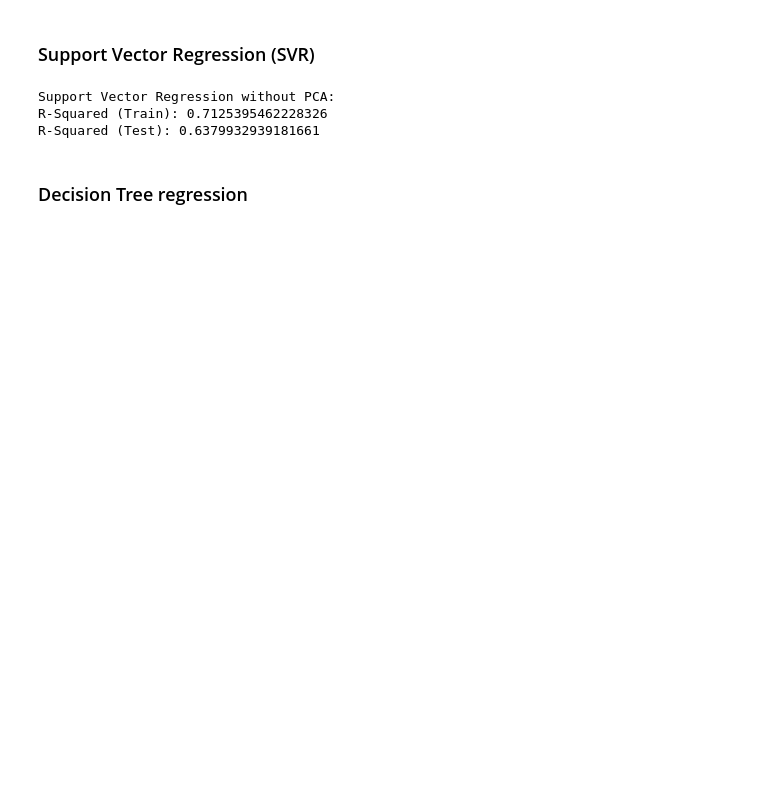
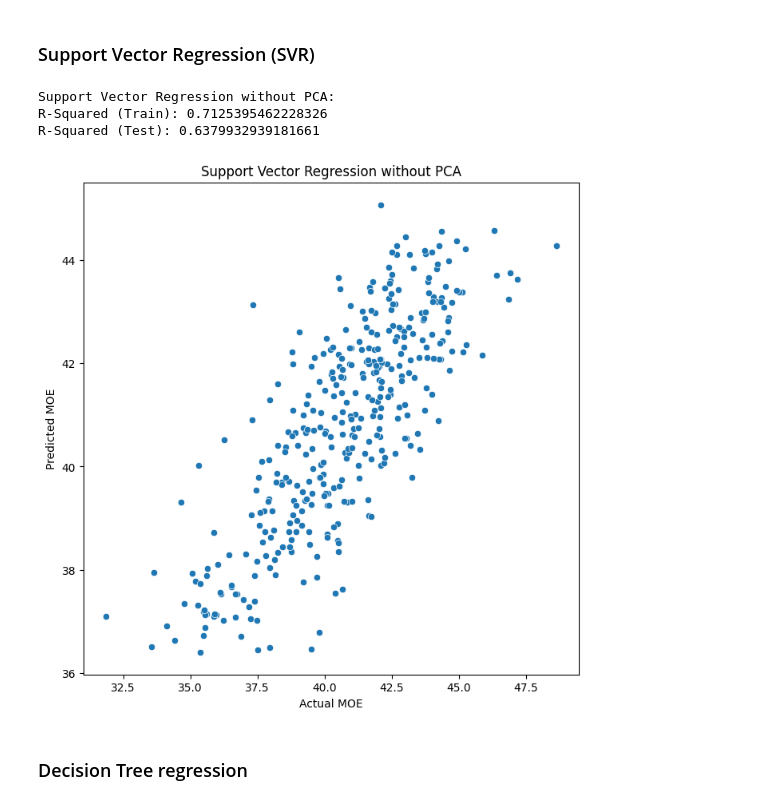
Before and after one commit to eomielan/manu465, a Jupyter notebook: final/final.ipynb, the cells around one changed output. Cells and saved outputs as stored; diff of their text form; code cells hidden in the pictures; blank space fills up the shorter version.

```diff
--- a/final/final.ipynb
+++ b/final/final.ipynb
@@ -91,12 +108,15 @@ y_test_pred_svr = svr_reg.predict(X_test_scaled)
 # %%
 # Evaluate performance
 print("\nSupport Vector Regression without PCA:")
 print("R-Squared (Train):", r2_score(y_train, y_train_pred_svr))
 print("R-Squared (Test):", r2_score(y_test, y_test_pred_svr))
+
+plot_actual_vs_predicted(y_test, y_test_pred_svr, "Support Vector Regression without PCA")
 # %% [output]
 Support Vector Regression without PCA:
 R-Squared (Train): 0.7125395462228326
 R-Squared (Test): 0.6379932939181661
+[figure, added]
 # %% [markdown]
 ### Decision Tree regression
 # %%
```
Also changed, not shown: parts of 20 cells of this notebook.
